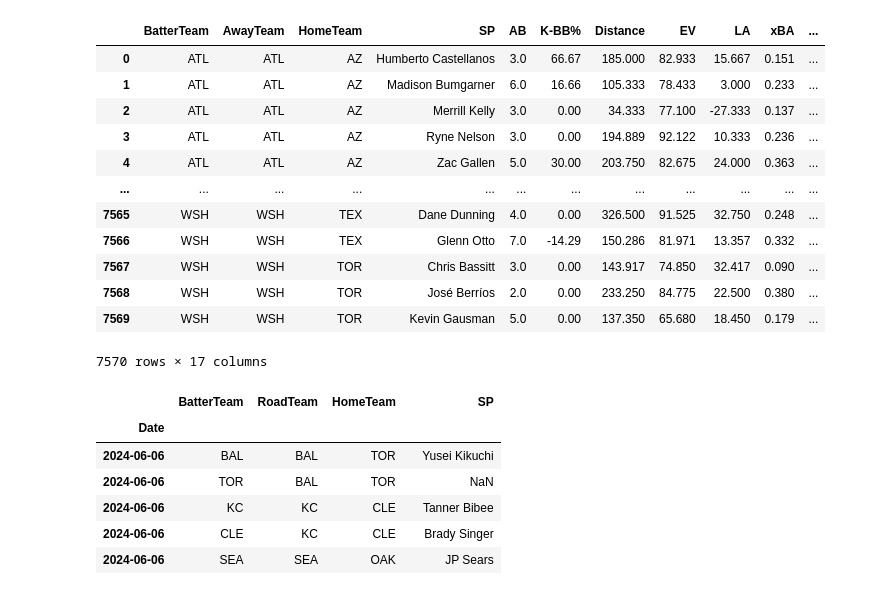
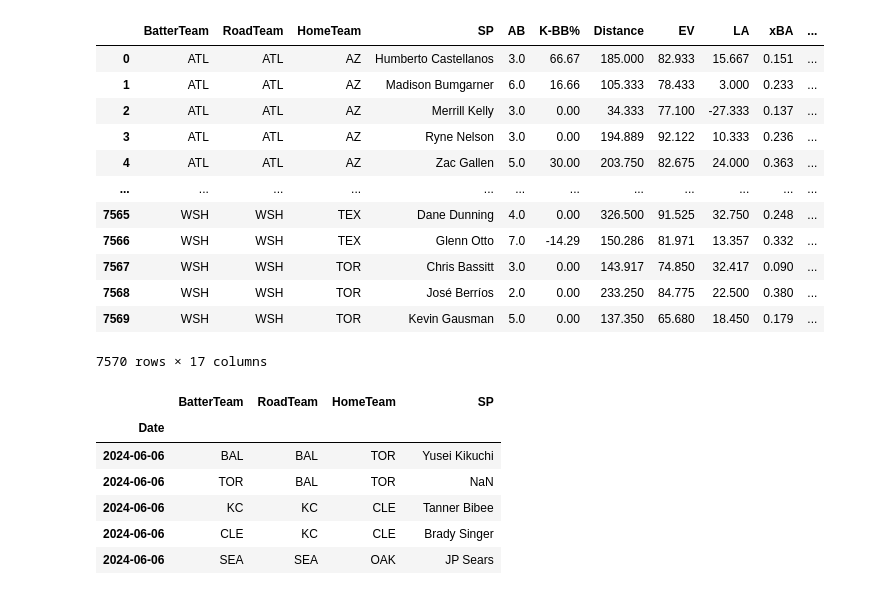
Before and after one commit to Cbkaplinger/Random-Projects, a Jupyter notebook: MLB/NRFI.ipynb, the cells around one changed output. Saved outputs shown, nothing was run; the diff lists cells and outputs as text; code cells hidden in the pictures.

```diff
--- a/MLB/NRFI.ipynb
+++ b/MLB/NRFI.ipynb
@@ -390,10 +391,10 @@ Train3['SIERA'] = Train3.apply(lambda row: SIERA(row['K'], row['BB'], row['GB'],
 Train3["AB"] = Train3["AB"] / Train3["IP"]
 # %%
 Train4 = Train3[["BatterTeam", "away_team", "home_team", "player_name", "AB", "K-BB%", "Distance", "EV", "LA", "xBA", "xwOBA", "wOBA", "RunExp", "FIP", "xFIP", "SIERA", "NRFI"]].round(3)
-Train4 = Train4.rename(columns={'away_team': 'AwayTeam', 'home_team': 'HomeTeam', "player_name": "SP"})
+Train4 = Train4.rename(columns={'away_team': 'RoadTeam', 'home_team': 'HomeTeam', "player_name": "SP"})
 Train4
 # %% [output]
-|  | BatterTeam | AwayTeam | HomeTeam | SP | AB | K-BB% | Distance | EV | LA | xBA | ... |
+|  | BatterTeam | RoadTeam | HomeTeam | SP | AB | K-BB% | Distance | EV | LA | xBA | ... |
 | 0 | ATL | ATL | AZ | Humberto Castellanos | 3.0 | 66.67 | 185.000 | 82.933 | 15.667 | 0.151 | ... |
 | 1 | ATL | ATL | AZ | Madison Bumgarner | 6.0 | 16.66 | 105.333 | 78.433 | 3.000 | 0.233 | ... |
 | 2 | ATL | ATL | AZ | Merrill Kelly | 3.0 | 0.00 | 34.333 | 77.100 | -27.333 | 0.137 | ... |
```
Also changed, not shown: parts of 12 cells of this notebook, 2 other files.
